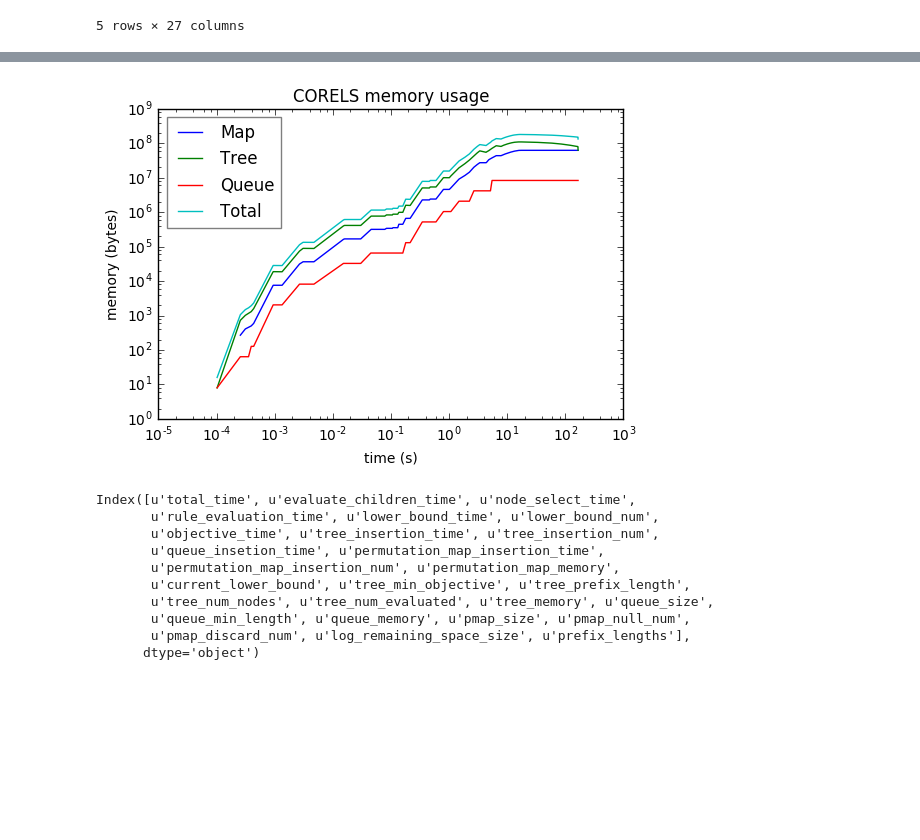
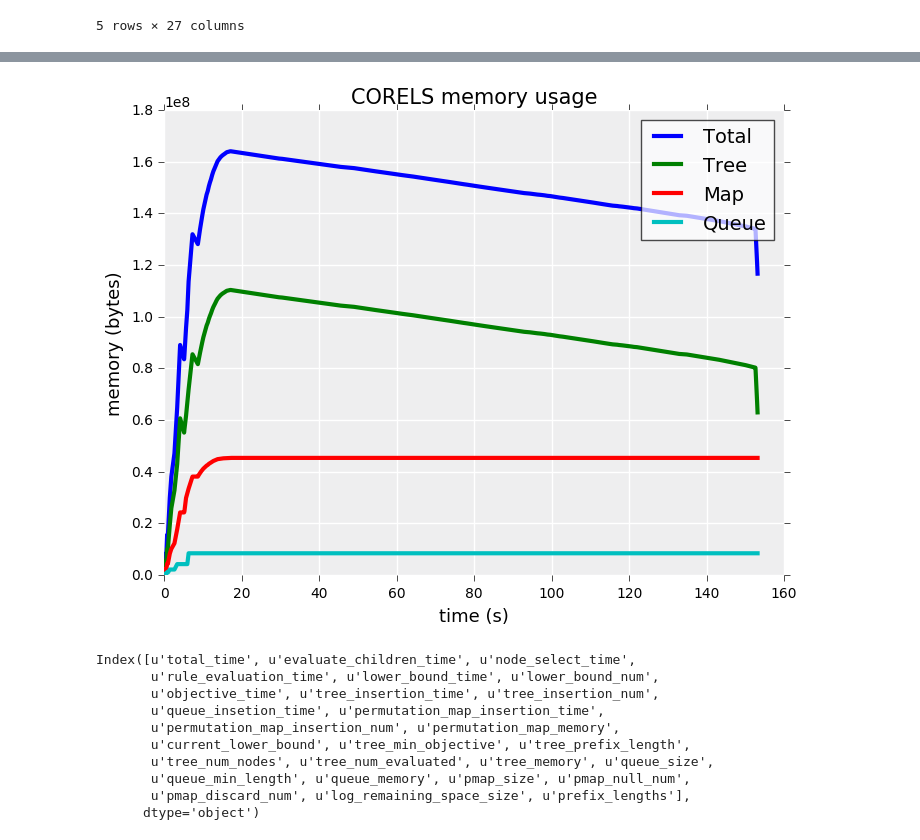
Before and after one commit to alexzheng587/corels, a Jupyter notebook: notebooks/Logs.ipynb, the cells around one changed output, grey strips where cells are left out. Saved outputs shown, nothing was run; the diff lists cells and outputs as text; code cells hidden in the pictures; blank space fills up the shorter version.

```diff
--- a/notebooks/Logs.ipynb
+++ b/notebooks/Logs.ipynb
@@ -45,7 +45,7 @@ cap_df.head()
 | 4 | 0.001997 | 0.0 | 0.000003 | 0.0 | 0.000008 | ... |
 5 rows × 27 columns
 # %%
-corels = '../logs/for-compas_1_train.out-curious_lb-with_prefix_perm_map-minor-removed=none-max_num_nodes=100000000-c=0.0050000-v=1-f=1000.txt'
+corels = '../logs/thesis/for-compas_1_train.out-curious_lb-with_prefix_perm_map-minor-removed=none-max_num_nodes=100000000-c=0.0050000-v=1-f=1000.txt'
 corels_df = pd.read_csv(corels)
 corels_df.fillna('', inplace=True)
 corels_df.head()
@@ -86,23 +125,24 @@ support_df.head()
 # %%
 #Mem vs Time
 def mem_time_plot(df, title=None):
-    #fig, ax = simple_ax()
-    fig = plt.figure(figsize=(6,4))
-    ax = fig.add_subplot(111)
-    ax.loglog(df['total_time'], df['permutation_map_memory'], label='Map')
-    ax.loglog(df['total_time'], df['tree_memory'], label='Tree')
-    ax.loglog(df['total_time'], df['queue_memory'], label='Queue')
-    ax.loglog(df['total_time'], df['permutation_map_memory'] + df['tree_memory'] + df['queue_memory'], label='Total')
+    fig, ax = simple_ax()
+    #fig = plt.figure(figsize=(8,6))
+    #ax = fig.add_subplot(111)
+    ax.plot(df['total_time'], df['permutation_map_memory'] + df['tree_memory'] + df['queue_memory'], label='Total',
+           linewidth=lw+1)
+    ax.plot(df['total_time'], df['tree_memory'], label='Tree', linewidth=lw+1)
+    ax.plot(df['total_time'], df['permutation_map_memory'], label='Map', linewidth=lw+1)
+    ax.plot(df['total_time'], df['queue_memory'], label='Queue', linewidth=lw+1)
     #ax.set_yscale('log')
-    ax.set_ylabel('memory (bytes)')
-    ax.set_xlabel('time (s)')
-    ax.set_title(title + ' memory usage')
-    plt.legend(fontsize=fs, framealpha=0.5, loc='best')
+    ax.set_ylabel('memory (bytes)', {'size': fs+1})
+    ax.set_xlabel('time (s)', {'size': fs+1})
+    ax.set_title(title + ' memory usage',fontsize=fs+3)
+    plt.legend(fontsize=fs + 2, framealpha=0.7, loc='upper right')
     plt.show()
 mem_time_plot(corels_df, 'CORELS')
 #mem_time_plot(cap_df, 'Captured Vector Symmetry Map')
 # %% [output]
-[figure, old version]
+[figure, new version]
 # %%
 corels_df.columns
 # %% [output]
```
Also changed, not shown: parts of 18 cells of this notebook, 3 other files.
